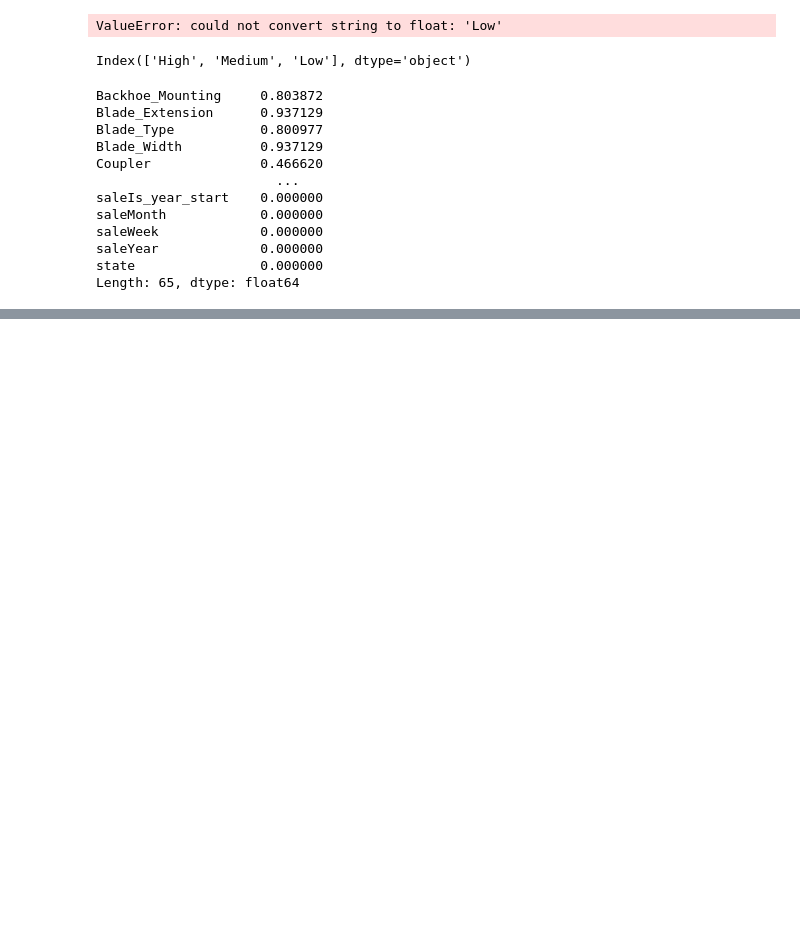
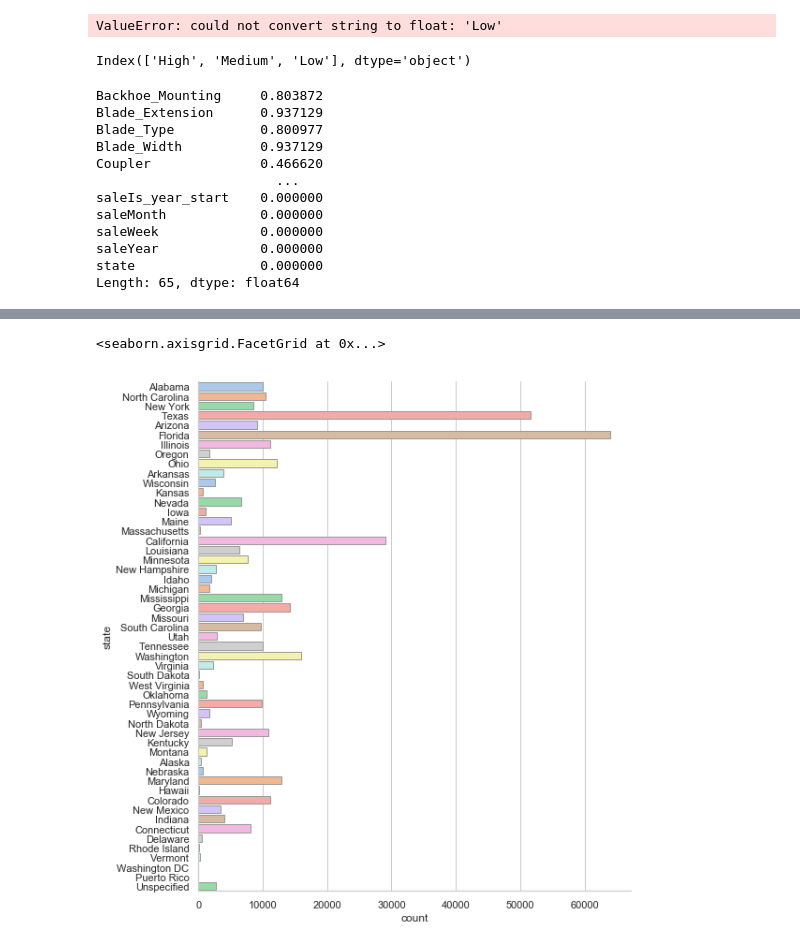
Before and after one commit to samisnotinsane/ML-Notebooks, a Jupyter notebook: kaggle/Bulldozers.ipynb, the cells around one changed output, grey strips where cells are left out. Cells and saved outputs as stored; diff of their text form; code cells hidden in the pictures; blank space fills up the shorter version.

Commit message:
Adding graphs to bulldozers nb

```diff
--- a/kaggle/Bulldozers.ipynb
+++ b/kaggle/Bulldozers.ipynb
@@ -176,0 +182,5 @@ m.score(df, y)
+# %%
+import seaborn as sns
+import matplotlib.pyplot as plt
+sns.set(style="ticks", color_codes=True)
+sns.set_style("whitegrid")
@@ -176,0 +207,5 @@ m.score(df, y)
+# %%
+sns.catplot(y="state", kind="count", height=8.27, palette="pastel", edgecolor=".6", data=df_raw)
+# %% [output]
+<seaborn.axisgrid.FacetGrid at 0x...>
+[figure, added]
```
Also changed, not shown: parts of 6 cells of this notebook.
